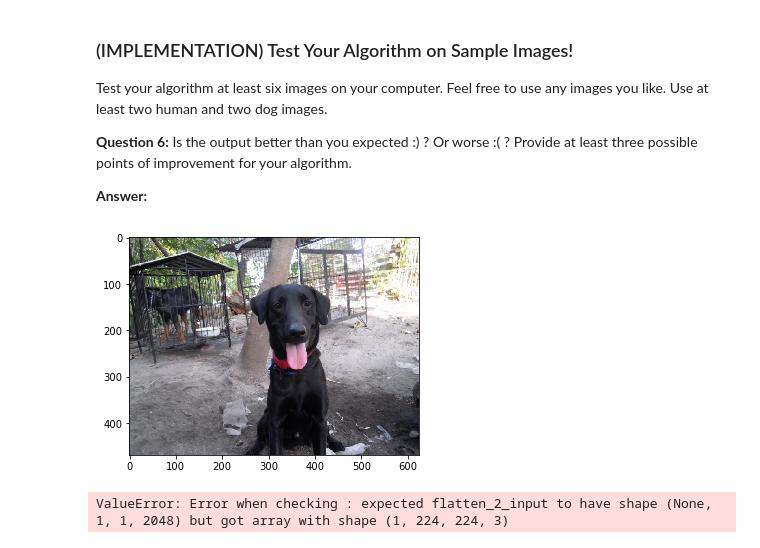
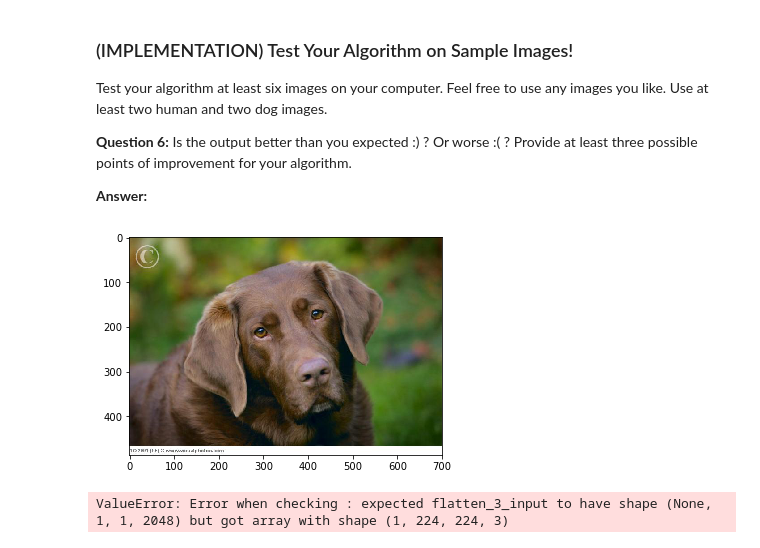
Before and after one commit to mavharsha/dl-solutions, a Jupyter notebook: dog-project/dog_app.ipynb, the cells around one changed output. Cells and saved outputs as stored; diff of their text form; code cells hidden in the pictures.

```diff
--- a/dog-project/dog_app.ipynb
+++ b/dog-project/dog_app.ipynb
@@ -746,8 +749,8 @@ __Answer:__
 # %%
 ## TODO: Execute your algorithm from Step 6 on
 ## at least 6 images on your computer.
 ## Feel free to use as many code cells as needed.
-dog_and_human_predictor("images/Labrador_retriever_06449.jpg")
+dog_and_human_predictor("images/Labrador_retriever_06455.jpg")
 # %% [output]
-[figure, old version]
+[figure, new version]
-ValueError: Error when checking : expected flatten_2_input to have shape (None, 1, 1, 2048) but got array with shape (1, 224, 224, 3)
+ValueError: Error when checking : expected flatten_3_input to have shape (None, 1, 1, 2048) but got array with shape (1, 224, 224, 3)
```
Also changed, not shown: parts of 9 cells of this notebook.
